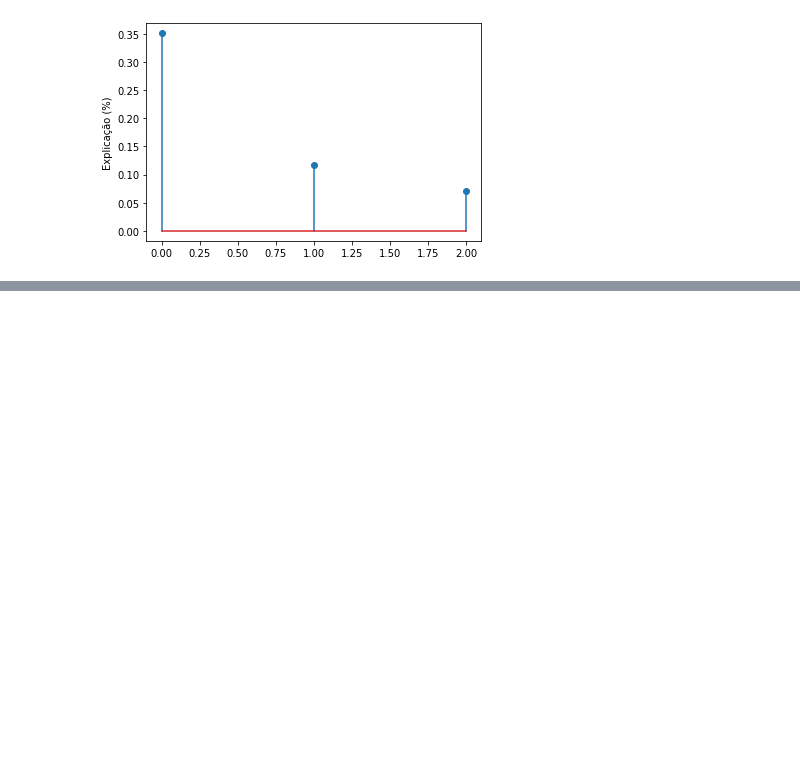
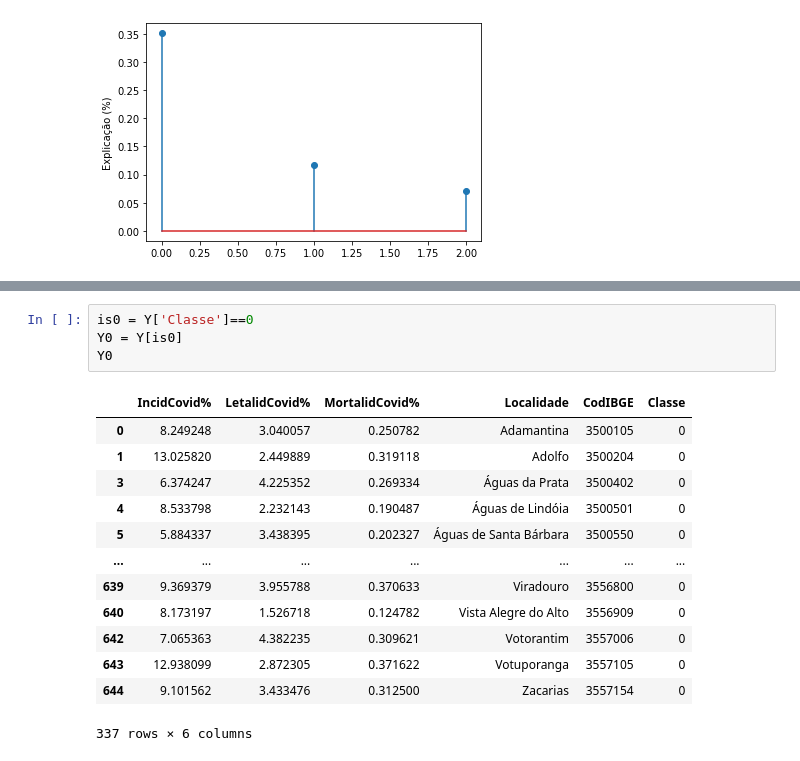
Before and after one commit to julianovale/PO450, a Jupyter notebook: ProjetoPO450_Cluster.ipynb, the cells around one changed output, grey strips where cells are left out. Saved outputs shown, nothing was run; the diff lists cells and outputs as text; blank space fills up the shorter version.

```diff
--- a/ProjetoPO450_Cluster.ipynb
+++ b/ProjetoPO450_Cluster.ipynb
@@ -313,0 +294,18 @@ print(mean_df)
+# %%
+is0 = Y['Classe']==0
+Y0 = Y[is0]
+Y0
+# %% [output]
+|  | IncidCovid% | LetalidCovid% | MortalidCovid% | Localidade | CodIBGE | Classe |
+| 0 | 8.249248 | 3.040057 | 0.250782 | Adamantina | 3500105 | 0 |
+| 1 | 13.025820 | 2.449889 | 0.319118 | Adolfo | 3500204 | 0 |
+| 3 | 6.374247 | 4.225352 | 0.269334 | Águas da Prata | 3500402 | 0 |
+| 4 | 8.533798 | 2.232143 | 0.190487 | Águas de Lindóia | 3500501 | 0 |
+| 5 | 5.884337 | 3.438395 | 0.202327 | Águas de Santa Bárbara | 3500550 | 0 |
+| ... | ... | ... | ... | ... | ... | ... |
+| 639 | 9.369379 | 3.955788 | 0.370633 | Viradouro | 3556800 | 0 |
+| 640 | 8.173197 | 1.526718 | 0.124782 | Vista Alegre do Alto | 3556909 | 0 |
+| 642 | 7.065363 | 4.382235 | 0.309621 | Votorantim | 3557006 | 0 |
+| 643 | 12.938099 | 2.872305 | 0.371622 | Votuporanga | 3557105 | 0 |
+| 644 | 9.101562 | 3.433476 | 0.312500 | Zacarias | 3557154 | 0 |
+337 rows × 6 columns
```
Also changed, not shown: parts of 20 cells of this notebook.
